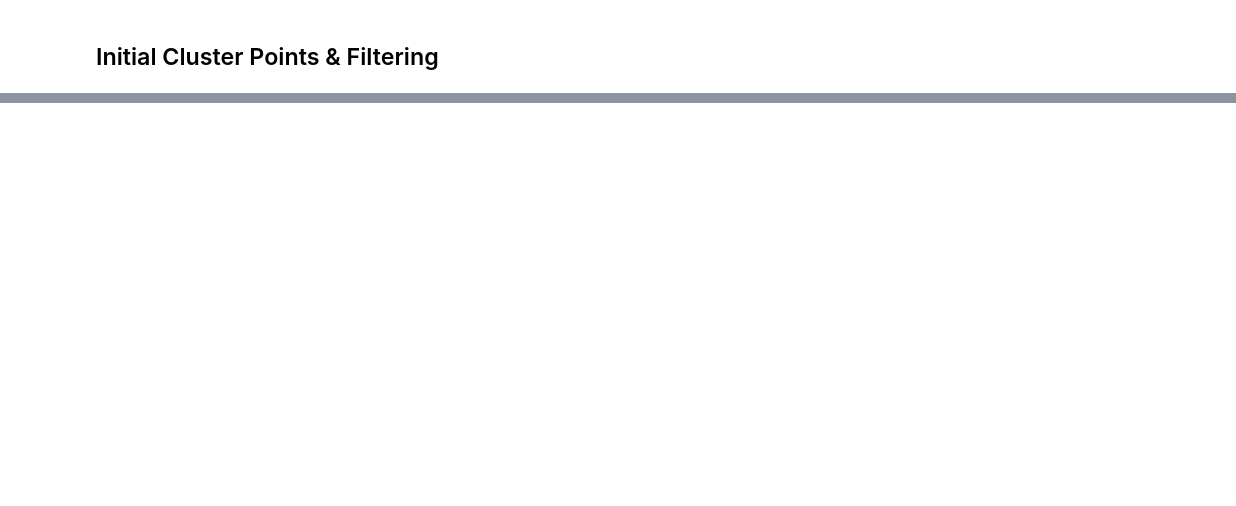
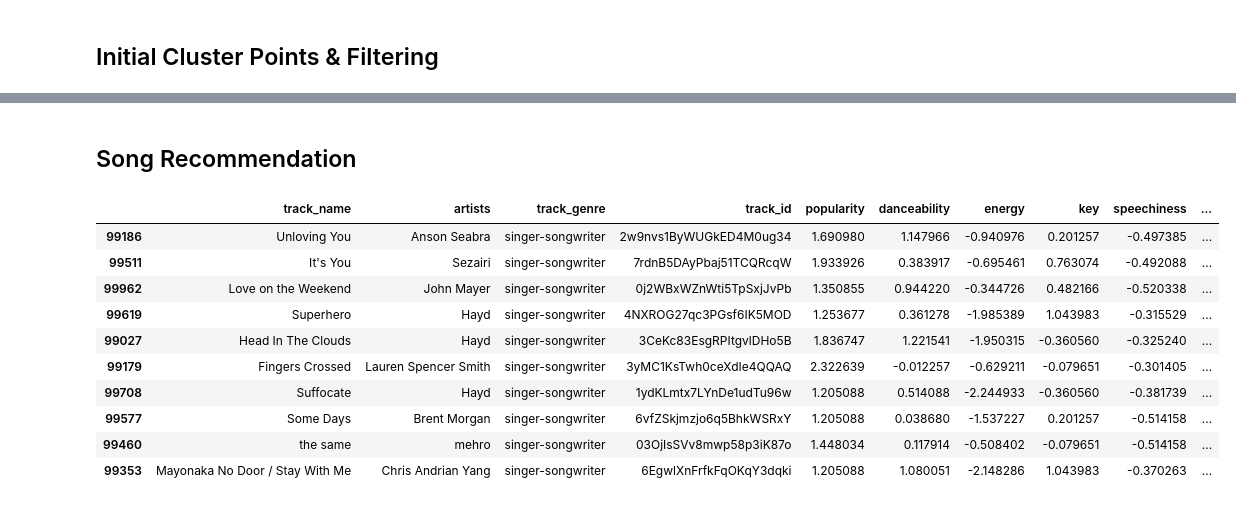
Before and after one commit to joaquin-mendoza8/spotify-cluster, a Jupyter notebook: project.ipynb, the cells around one changed output, grey strips where cells are left out. Drawn from its saved outputs; the diff is of its cells as text; code cells hidden in the pictures; blank space fills up the shorter version.

```diff
--- a/project.ipynb
+++ b/project.ipynb
@@ -194,13 +194,10 @@ cols_to_drop = ['Unnamed: 0', 'album_name', 'loudness', 'explicit',
                 'time_signature', 'instrumentalness', 'duration_ms',
                 'mode', 'valence']
 
-# Drop only existing columns
-existing_cols_to_drop = [col for col in cols_to_drop if col in dataset.columns]
-dataset.drop(existing_cols_to_drop, axis=1, inplace=True)
+dataset.drop(cols_to_drop, axis=1, inplace=True)
 
 # Drop duplicates (tracks with the same track_id)
 dataset.drop_duplicates(subset='track_id', keep='first', inplace=True)
-dataset.drop_duplicates(subset='track_name', keep='first', inplace=True)
 
 # Reorder columns based on position_map
 position_map = {
@@ -216,5 +213,5 @@ for attribute, position in position_map.items():
         dataset.insert(position, attribute, col_data)
 
 # Print first 5 rows
-print(dataset.head())
+dataset.head()
 # %% [output]
@@ -344,3 +319,7 @@ plt.show()
+# %%
+# create kmeans++ model
+kmeans = KMeans(n_clusters=5, init='k-means++', max_iter=300, n_init='auto', random_state=0)
+pred_y = kmeans.fit_predict(data_pca)
 # %% [markdown]
 ## Sort Dataset by Cluster & Distance-to-Cluster
 # %%
@@ -395,0 +413,28 @@ cluster_points.head(10)
+# %% [markdown]
+## Song Recommendation
+# %%
+from sklearn.metrics.pairwise import euclidean_distances
+
+# get all distances of data points in the cluster from the given song
+distances = euclidean_distances([given_song.iloc[:8]], cluster_points.iloc[:, 4:12]) # 4:12 are the numerical features
+
+# get the indices of the 10 closest songs
+closest_songs_indices = distances.argsort()[0][:10]
+
+# get the 10 closest songs
+closest_songs = cluster_points.iloc[closest_songs_indices]
+
+# print the 10 closest songs
+closest_songs
+# %% [output]
+|  | track_name | artists | track_genre | track_id | popularity | danceability | energy | key | speechiness | ... |
+| 99186 | Unloving You | Anson Seabra | singer-songwriter | 2w9nvs1ByWUGkED4M0ug34 | 1.690980 | 1.147966 | -0.940976 | 0.201257 | -0.497385 | ... |
+| 99511 | It's You | Sezairi | singer-songwriter | 7rdnB5DAyPbaj51TCQRcqW | 1.933926 | 0.383917 | -0.695461 | 0.763074 | -0.492088 | ... |
+| 99962 | Love on the Weekend | John Mayer | singer-songwriter | 0j2WBxWZnWti5TpSxjJvPb | 1.350855 | 0.944220 | -0.344726 | 0.482166 | -0.520338 | ... |
+| 99619 | Superhero | Hayd | singer-songwriter | 4NXROG27qc3PGsf6IK5MOD | 1.253677 | 0.361278 | -1.985389 | 1.043983 | -0.315529 | ... |
+| 99027 | Head In The Clouds | Hayd | singer-songwriter | 3CeKc83EsgRPItgvlDHo5B | 1.836747 | 1.221541 | -1.950315 | -0.360560 | -0.325240 | ... |
+| 99179 | Fingers Crossed | Lauren Spencer Smith | singer-songwriter | 3yMC1KsTwh0ceXdIe4QQAQ | 2.322639 | -0.012257 | -0.629211 | -0.079651 | -0.301405 | ... |
+| 99708 | Suffocate | Hayd | singer-songwriter | 1ydKLmtx7LYnDe1udTu96w | 1.205088 | 0.514088 | -2.244933 | -0.360560 | -0.381739 | ... |
+| 99577 | Some Days | Brent Morgan | singer-songwriter | 6vfZSkjmzjo6q5BhkWSRxY | 1.205088 | 0.038680 | -1.537227 | 0.201257 | -0.514158 | ... |
+| 99460 | the same | mehro | singer-songwriter | 03OjIsSVv8mwp58p3iK87o | 1.448034 | 0.117914 | -0.508402 | -0.079651 | -0.514158 | ... |
+| 99353 | Mayonaka No Door / Stay With Me | Chris Andrian Yang | singer-songwriter | 6EgwlXnFrfkFqOKqY3dqki | 1.205088 | 1.080051 | -2.148286 | 1.043983 | -0.370263 | ... |
```
Also changed, not shown: parts of 14 cells of this notebook, 1 other file.
